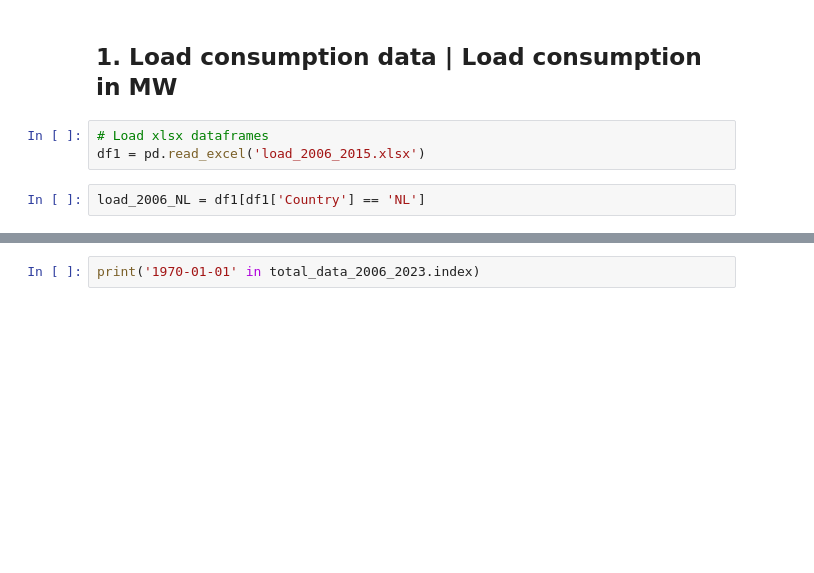
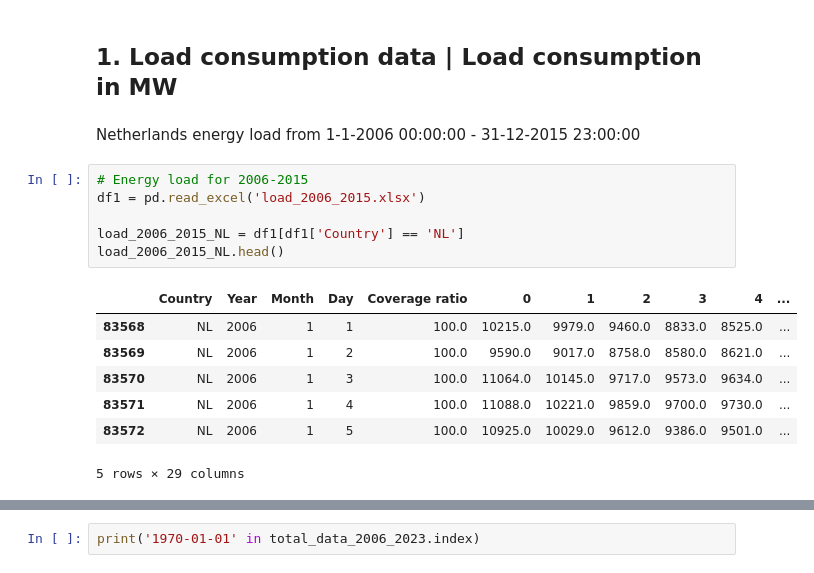
Before and after one commit to kkoutris/master-thesis---energy-demand-forecasting, a Jupyter notebook: loadConsumption/preprocess_ENTSO-E.ipynb, the cells around one changed output, grey strips where cells are left out. Cells and saved outputs as stored; diff of their text form; blank space fills up the shorter version.

```diff
--- a/loadConsumption/preprocess_ENTSO-E.ipynb
+++ b/loadConsumption/preprocess_ENTSO-E.ipynb
@@ -14,8 +18,19 @@ import time
 warnings.filterwarnings("ignore")
 # %% [markdown]
 ## 1. Load consumption data | Load consumption in MW
+# %% [markdown]
+Netherlands energy load from 1-1-2006 00:00:00 - 31-12-2015 23:00:00
 # %%
-# Load xlsx dataframes
+# Energy load for 2006-2015
 df1 = pd.read_excel('load_2006_2015.xlsx')
+
+load_2006_2015_NL = df1[df1['Country'] == 'NL']
+load_2006_2015_NL.head()
+# %% [output]
+|  | Country | Year | Month | Day | Coverage ratio | 0 | 1 | 2 | 3 | 4 | ... |
+| 83568 | NL | 2006 | 1 | 1 | 100.0 | 10215.0 | 9979.0 | 9460.0 | 8833.0 | 8525.0 | ... |
+| 83569 | NL | 2006 | 1 | 2 | 100.0 | 9590.0 | 9017.0 | 8758.0 | 8580.0 | 8621.0 | ... |
+| 83570 | NL | 2006 | 1 | 3 | 100.0 | 11064.0 | 10145.0 | 9717.0 | 9573.0 | 9634.0 | ... |
+| 83571 | NL | 2006 | 1 | 4 | 100.0 | 11088.0 | 10221.0 | 9859.0 | 9700.0 | 9730.0 | ... |
+| 83572 | NL | 2006 | 1 | 5 | 100.0 | 10925.0 | 10029.0 | 9612.0 | 9386.0 | 9501.0 | ... |
+5 rows × 29 columns
-# %%
-load_2006_NL = df1[df1['Country'] == 'NL']
```
Also changed, not shown: parts of 49 cells of this notebook.
